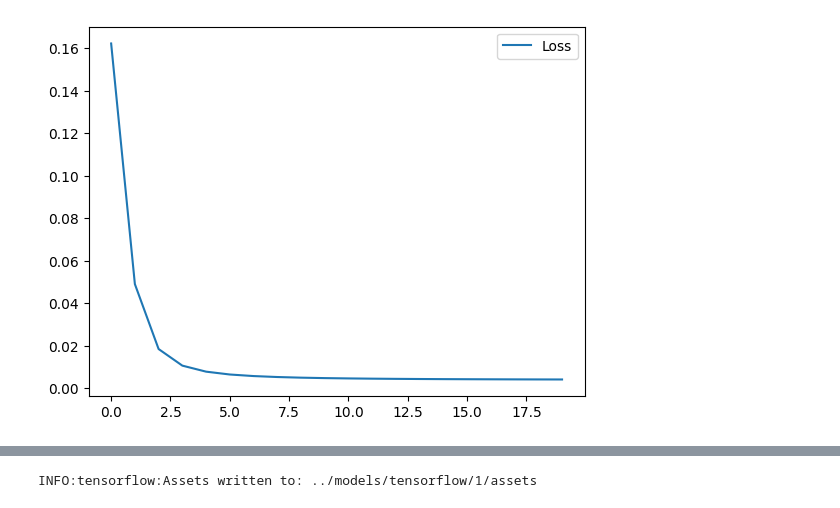
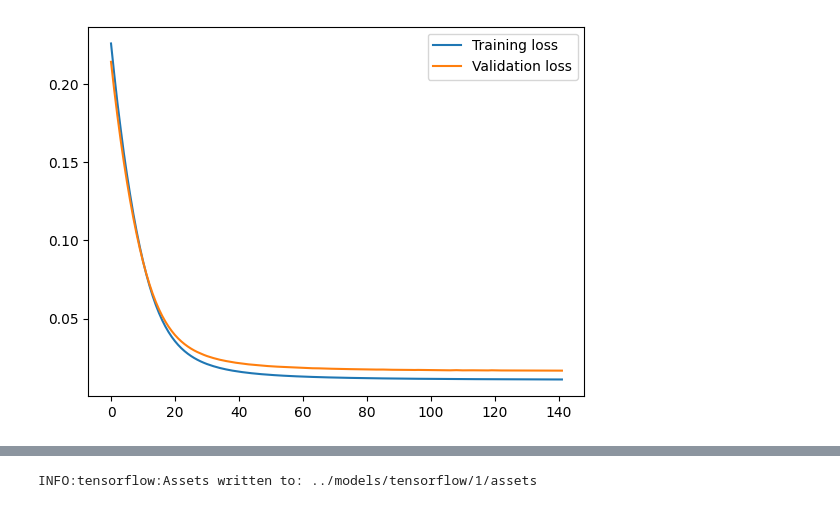
Before and after one commit to gabrielmscampos/ml_examples, a Jupyter notebook: notebooks/tensorflow.ipynb, the cells around one changed output, grey strips where cells are left out. Drawn from its saved outputs; the diff is of its cells as text; code cells hidden in the pictures.

Commit message:
feat: improve tensorflow model, train with only reference run data and plot MSE for all other runs

```diff
--- a/notebooks/tensorflow.ipynb
+++ b/notebooks/tensorflow.ipynb
@@ -14,0 +31,5 @@ To enable the following instructions: AVX2 AVX_VNNI FMA, in other operations, re
+# %%
+x_train, x_val = train_test_split(train_data, test_size=0.2)
+
+display(x_train.shape)
+display(x_val.shape)
@@ -26,6 +50,14 @@ class PreprocessingLayer(tf.keras.layers.Layer):
             tf.zeros_like(inputs),
         )
         return normalized_inputs
+
+
+class MSELoss(tf.keras.layers.Layer):
+    def __init__(self, **kwargs):
+        super(MSELoss, self).__init__(**kwargs)
+
+    def call(self, inputs, targets):
+        return tf.math.reduce_mean(tf.math.pow(inputs - targets, 2), axis=1)
 # %%
 class Autoencoder:
     """Autoencoder that reconstruct METSig distributions and flag anomalies"""
@@ -40,12 +72,12 @@ class Autoencoder:
         self.model = tf.keras.models.Model(input_layer, decoded)
 
         # Since `avg_mse` shares the same layers (prep_layer and decoded) as the `self.model`
-        # this `self.stripped_model` doesn't need to be trained
-        avg_mse = tf.keras.losses.MSE(prep_layer, decoded)  # Compute the mean squared error for each row in the inputs
-        self.stripped_model = tf.keras.models.Model(input_layer, avg_mse)
+        # this `self.inference_model` doesn't need to be trained
+        avg_mse = MSELoss()(prep_layer, decoded)
+        self.inference_model = tf.keras.models.Model(input_layer, avg_mse)
 
     def compile(self):
-        self.model.compile(optimizer="adam", loss=["mse"], metrics=["mse"])
+        self.model.compile(optimizer="adam", loss="mse", metrics=["mse"])
 
     def summary(self):
         self.model.summary()
@@ -53,9 +85,16 @@ class Autoencoder:
     def predict(self, inputs: np.ndarray):
         return self.model.predict(inputs)
 
-    def fit(self, inputs: np.ndarray, batch_size: int, epochs: int):
+    def fit(self, inputs: np.ndarray, val_inputs: np.ndarray, batch_size: int, epochs: int):
         targets = PreprocessingLayer()(inputs)
+        val_targets = PreprocessingLayer()(val_inputs)
+        es_callback = tf.keras.callbacks.EarlyStopping(monitor='val_loss', patience=5)
         history: tf.keras.callbacks.History = self.model.fit(
-            inputs, targets, batch_size=batch_size, epochs=epochs
+            inputs,
+            targets,
+            batch_size=batch_size,
+            epochs=epochs,
+            validation_data=(val_inputs, val_targets),
+            callbacks=[es_callback]
         )
         return history
@@ -101,5 +125,5 @@ Model: "functional"
  Trainable params: 2,219 (8.67 KB)
  Non-trainable params: 0 (0.00 B)
 # %%
-history = ae.fit(train_data, 128, 20)
+history = ae.fit(x_train, x_val, 128, 200)
 # %% [output]
@@ -123,6 +147,7 @@ Epoch 20/20
 # %%
-plt.plot(history.history['loss'], label="Loss")
+plt.plot(history.history['loss'], label="Training loss")
+plt.plot(history.history['val_loss'], label="Validation loss")
 plt.legend()
 plt.show()
 # %% [output]
-[figure, old version]
+[figure, new version]
```
Also changed, not shown: parts of 12 cells of this notebook.
